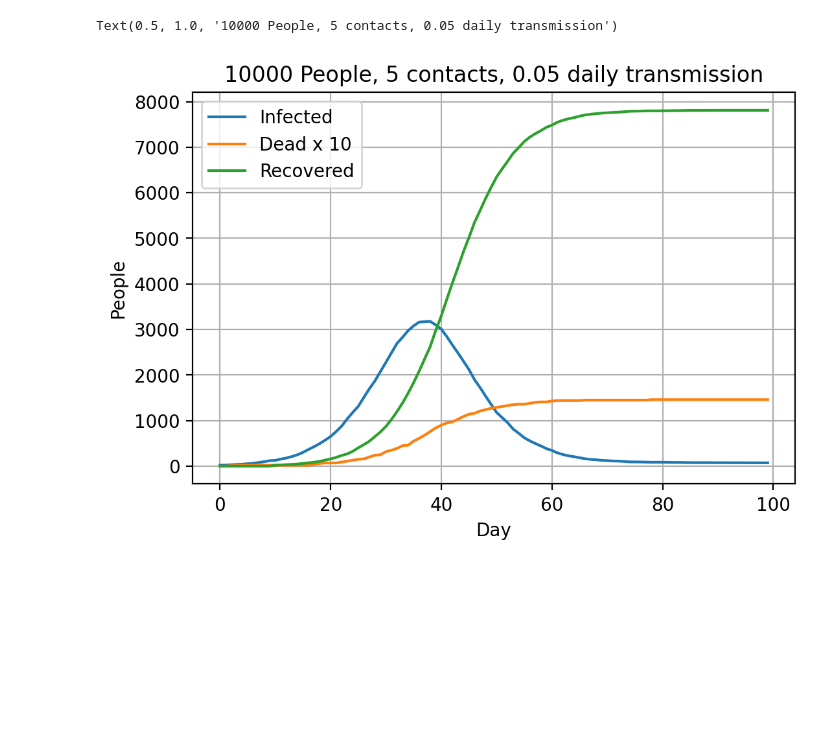
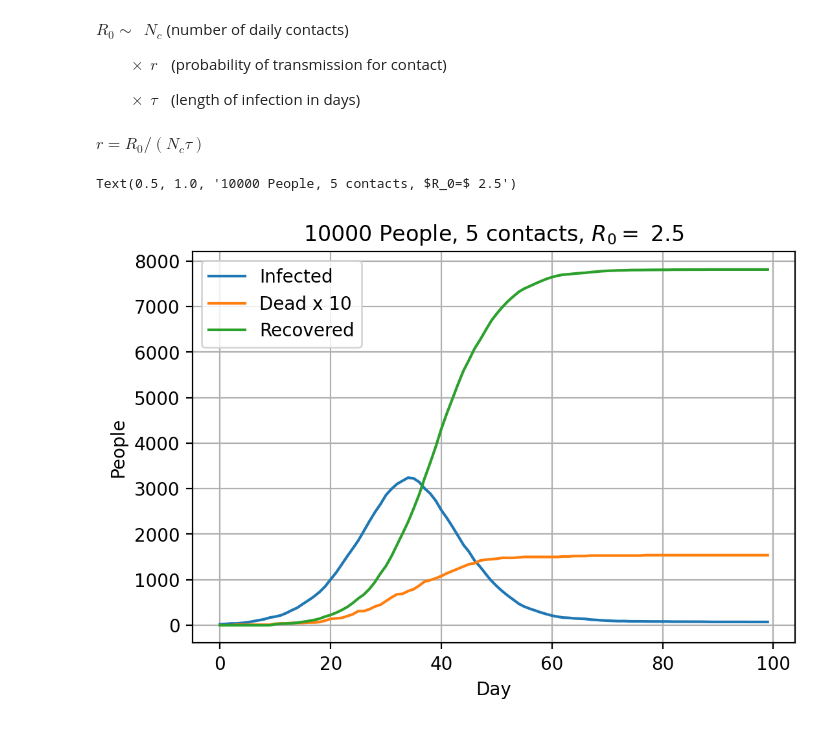
Before and after one commit to seamusriordan/coronav2, a Jupyter notebook: corona_mc.ipynb, the cells around one changed output. Saved outputs shown, nothing was run; the diff lists cells and outputs as text; code cells hidden in the pictures; blank space fills up the shorter version.

```diff
--- a/corona_mc.ipynb
+++ b/corona_mc.ipynb
@@ -38,21 +38,34 @@ def initialize_population(n_people, n_contacts, n_infected, n_immune=0):
         immune_person.recovered = True
 
     return people
+# %% [markdown]
+$R_0 \sim \ $ $N_c$ (number of daily contacts)
+
+$\qquad\times$ $r\ \ \,$ (probability of transmission for contact)
+
+$\qquad\times$ $\tau\ \ \,$ (length of infection in days)
+# %% [markdown]
+$r = R_0/\left(N_c \tau\right)$
 # %%
 n_people = 10000
+R0 = 2.5
 n_contacts = 5
-transmission_rate = 0.05
+infection_length = 10
+transmission_probability = R0/(n_contacts*infection_length)
+
+mortality = 0.02
+daily_mortality = mortality/infection_length
 
 random.seed(datetime.now())
 people = initialize_population(n_people, n_contacts=n_contacts, n_infected=20)
-propagator = Propagator(people, rate=transmission_rate, daily_mortality=0.02/10, infection_length=10)
+propagator = Propagator(people, transmission_probability, infection_length, daily_mortality)
 
 propagator.step_n(100)
 
 plot_results(propagator.results)
-plt.title("%d People, %d contacts, %4.2f daily transmission" % (n_people, n_contacts, transmission_rate))
+plt.title("%d People, %d contacts, $R_0=$%4.1f" % (n_people, n_contacts, R0))
 # %% [output]
-Text(0.5, 1.0, '10000 People, 5 contacts, 0.05 daily transmission')
+Text(0.5, 1.0, '10000 People, 5 contacts, $R_0=$ 2.5')
-[figure, old version]
+[figure, new version]
 # %%
 n_people = 10000
```
Also changed, not shown: parts of 2 cells of this notebook.
